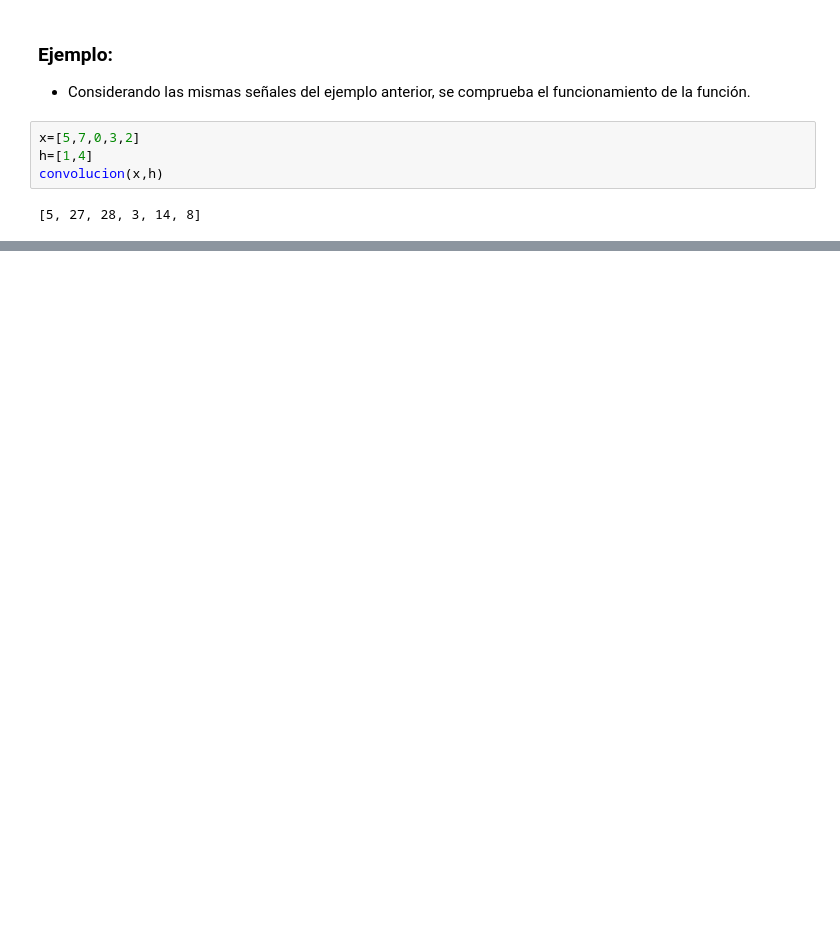
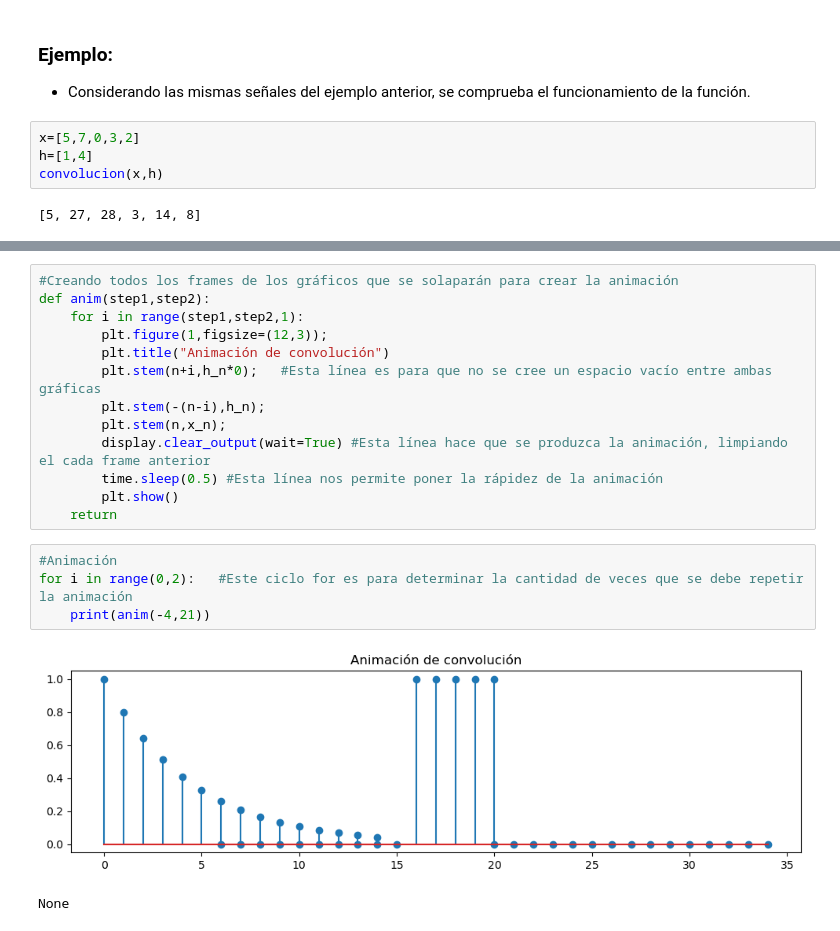
Before and after one commit to valentinavalderas/Tareas_acus099, a Jupyter notebook: Tarea 2.ipynb, the cells around one changed output, grey strips where cells are left out. Cells and saved outputs as stored; diff of their text form; blank space fills up the shorter version.

Commit message:
Animación lista

```diff
--- a/Tarea 2.ipynb
+++ b/Tarea 2.ipynb
@@ -108,0 +196,20 @@ convolucion(x,h)
+# %%
+#Creando todos los frames de los gráficos que se solaparán para crear la animación
+def anim(step1,step2):
+    for i in range(step1,step2,1):
+        plt.figure(1,figsize=(12,3));
+        plt.title("Animación de convolución")
+        plt.stem(n+i,h_n*0);   #Esta línea es para que no se cree un espacio vacío entre ambas gráficas
+        plt.stem(-(n-i),h_n);
+        plt.stem(n,x_n);
+        display.clear_output(wait=True) #Esta línea hace que se produzca la animación, limpiando el cada frame anterior
+        time.sleep(0.5) #Esta línea nos permite poner la rápidez de la animación
+        plt.show()
+    return
+# %%
+#Animación
+for i in range(0,2):   #Este ciclo for es para determinar la cantidad de veces que se debe repetir la animación
+    print(anim(-4,21))
+# %% [output]
+[figure, added]
+None
```
Also changed, not shown: parts of 20 cells of this notebook.
